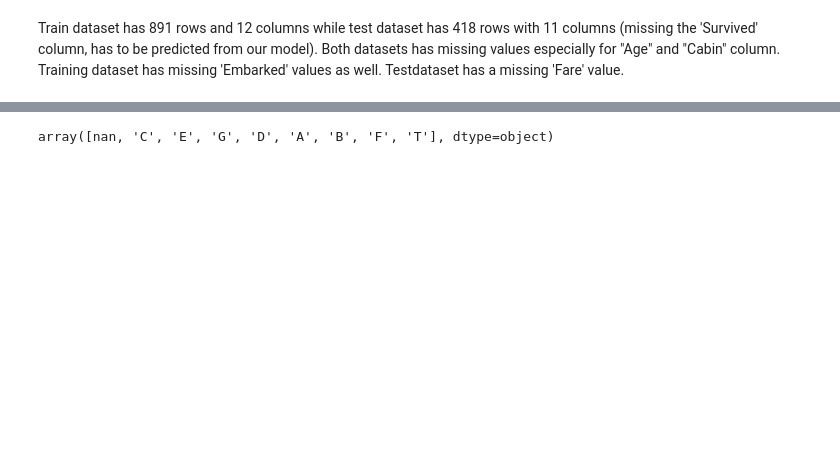
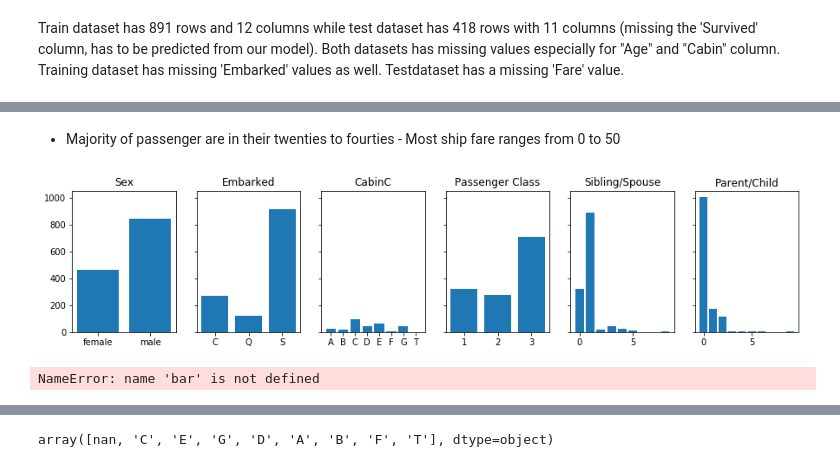
Before and after one commit to ksl31/Kaggle-Titanic-Machine-Learning, a Jupyter notebook: Kaggle_Titanic_Machine_Learning.ipynb, the cells around one changed output, grey strips where cells are left out. Drawn from its saved outputs; the diff is of its cells as text; code cells hidden in the pictures; blank space fills up the shorter version.

```diff
--- a/Kaggle_Titanic_Machine_Learning.ipynb
+++ b/Kaggle_Titanic_Machine_Learning.ipynb
@@ -141,0 +144,28 @@ Let's first check out the 'Cabin' column.
+# %% [markdown]
+- Majority of passenger are in their twenties to fourties - Most ship fare ranges from 0 to 50
+# %%
+#plot histogram for categorical variables
+fig, axs = plt.subplots(1, 6, figsize=(15, 3), sharey=True) #7 panels plot
+
+axs[0].bar(dat_clean['Sex'].unique(),dat_clean['Sex'].value_counts()); #drop NA for embarked, otherwise cannot be plotted
+axs[1].bar(dat_clean.Embarked[dat_clean['Embarked'].notnull()].unique(),dat_clean['Embarked'].value_counts());
+axs[2].bar(dat_clean.CabinC[dat_clean['CabinC'].notnull()].unique(),dat_clean['CabinC'].value_counts());
+axs[3].bar(dat_clean['Pclass'].unique(),dat_clean['Pclass'].value_counts());
+axs[4].bar(dat_clean['SibSp'].unique(),dat_clean['SibSp'].value_counts());
+axs[5].bar(dat_clean['Parch'].unique(),dat_clean['Parch'].value_counts());
+
+axs[0].title.set_text('Sex')
+axs[1].title.set_text('Embarked')
+axs[2].title.set_text('CabinC')
+axs[3].title.set_text('Passenger Class')
+axs[4].title.set_text('Sibling/Spouse')
+axs[5].title.set_text('Parent/Child')
+# %% [output]
+[figure, added]
+# %%
+#plot histogram for survival of trainingn datatset
+figsize=(15, 3)
+bar(dat_train['Survived'].unique(),dat_train['Survived'].value_counts());
+title.set_text('Survived')
+# %% [output]
+NameError: name 'bar' is not defined
```
Also changed, not shown: parts of 29 cells of this notebook.
